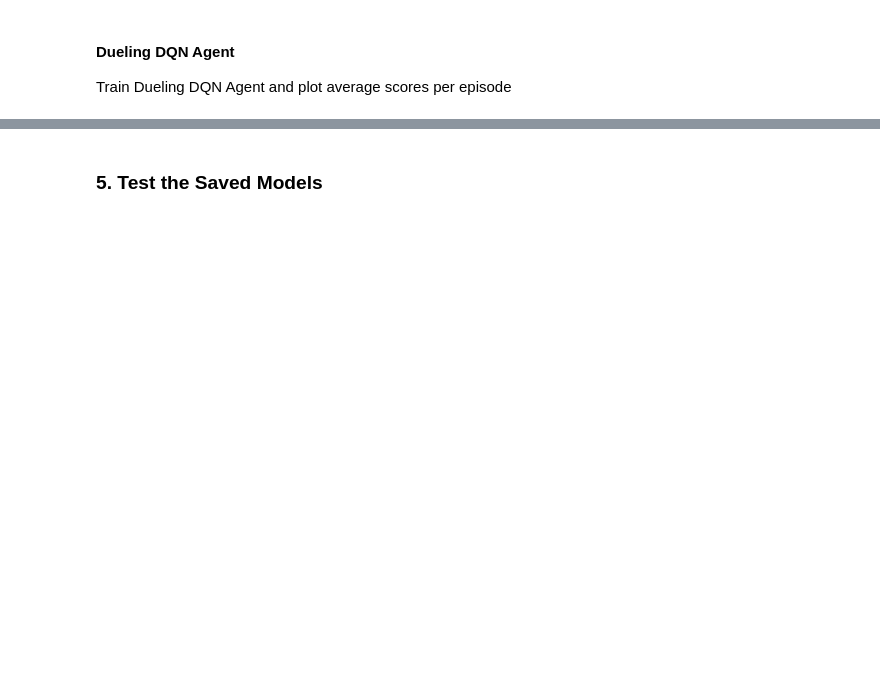
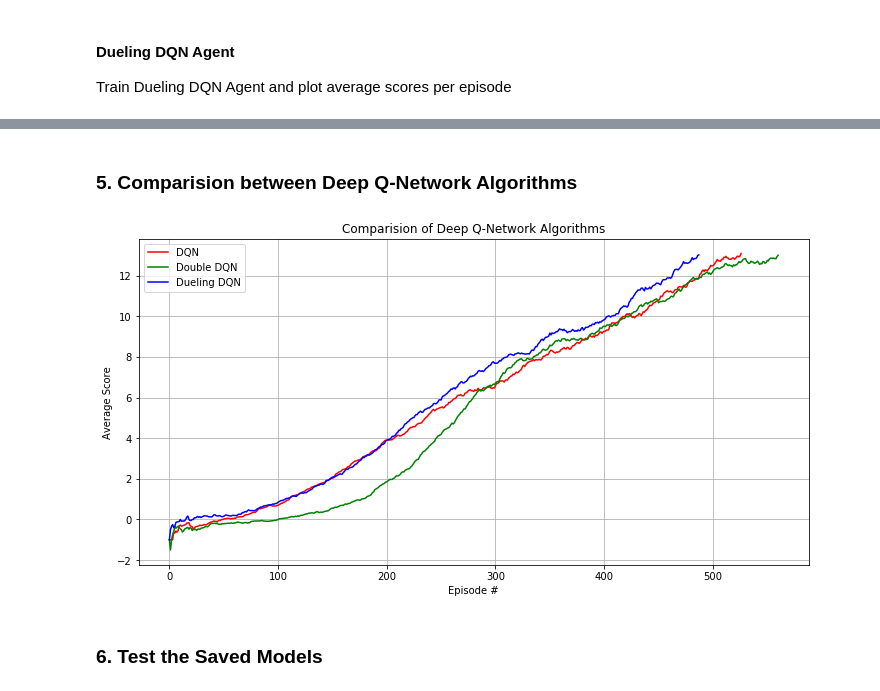
Before and after one commit to monusurana/reinforcement-learning-navigation, a Jupyter notebook: Navigation.ipynb, the cells around one changed output, grey strips where cells are left out. Saved outputs shown, nothing was run; the diff lists cells and outputs as text; code cells hidden in the pictures; blank space fills up the shorter version.

```diff
--- a/Navigation.ipynb
+++ b/Navigation.ipynb
@@ -214,7 +218,7 @@ def run_agent(agent_type='dqn', n_episodes=2000, max_t=1000, eps_start=1.0, eps_
 #### DQN Agent
 Train DQN Agent and plot average scores per episode
 # %%
-scores = run_agent('dqn')
-plot_scores(scores)
+scores, dqn_avg_scores = train_agent('dqn')
+plot_scores('dqn', scores, dqn_avg_scores)
 # %% [output]
 DQN Agent
@@ -230,7 +234,7 @@ Environment solved in 528 episodes!     Average Score: 13.04
 #### Double DQN Agent
 Train Double DQN Agent and plot average scores per episode
 # %%
-scores = run_agent('doubledqn')
-plot_scores(scores)
+scores, doubledqn_avg_scores = train_agent('doubledqn')
+plot_scores('doubledqn', scores, doubledqn_avg_scores)
 # %% [output]
 Double DQN Agent
@@ -260,5 +264,24 @@ Environment solved in 480 episodes!     Average Score: 13.01
+# %% [markdown]
+### 5. Comparision between Deep Q-Network Algorithms
+# %%
+fig = plt.figure(figsize=(12, 6))
+ax = fig.add_subplot(111)
+plt.plot(np.arange(len(dqn_avg_scores)), dqn_avg_scores,
+         color='red', label='DQN')
+plt.plot(np.arange(len(doubledqn_avg_scores)), doubledqn_avg_scores,
+         color='green', label='Double DQN')
+plt.plot(np.arange(len(duelingdqn_avg_scores)), duelingdqn_avg_scores,
+         color='blue', label='Dueling DQN')
+plt.ylabel('Average Score')
+plt.xlabel('Episode #')
+plt.title('Comparision of Deep Q-Network Algorithms')
+ax.legend()
+plt.grid(which='major')
+plt.show()
+# %% [output]
+[figure, added]
 # %% [markdown]
-### 5. Test the Saved Models
+### 6. Test the Saved Models
 # %%
 def run_test(agent_type):
     agent = get_agent(agent_type)
```
Also changed, not shown: parts of 8 cells of this notebook, 3 other files.
